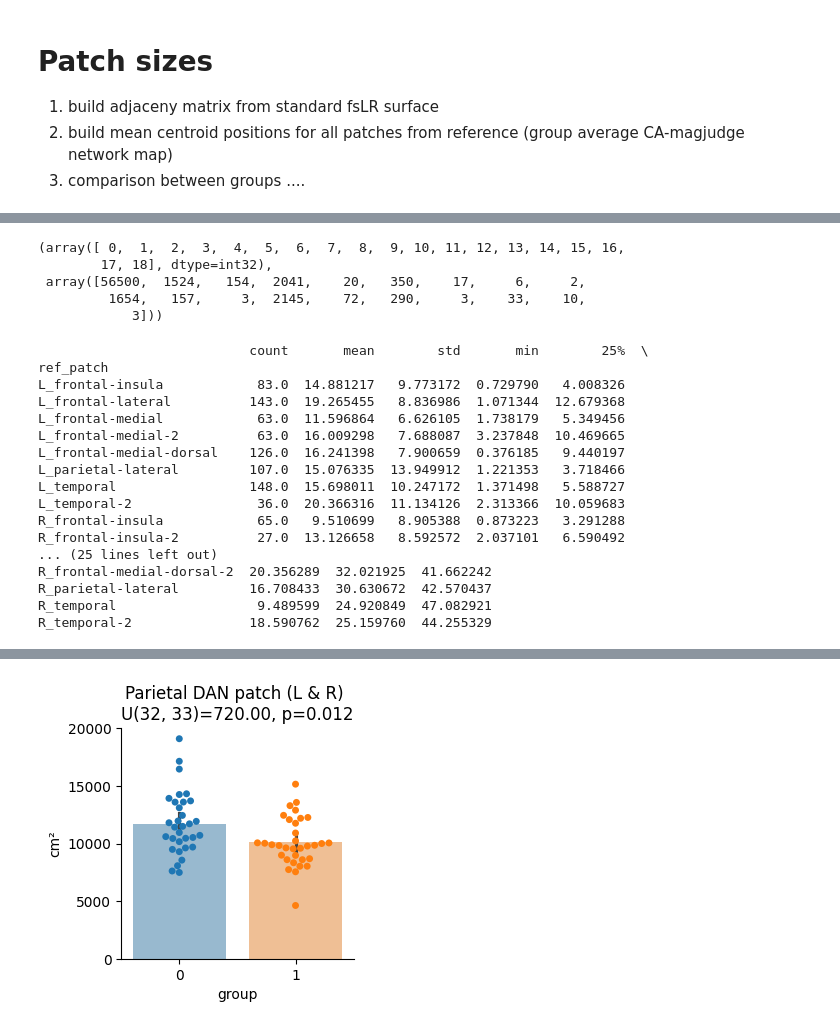
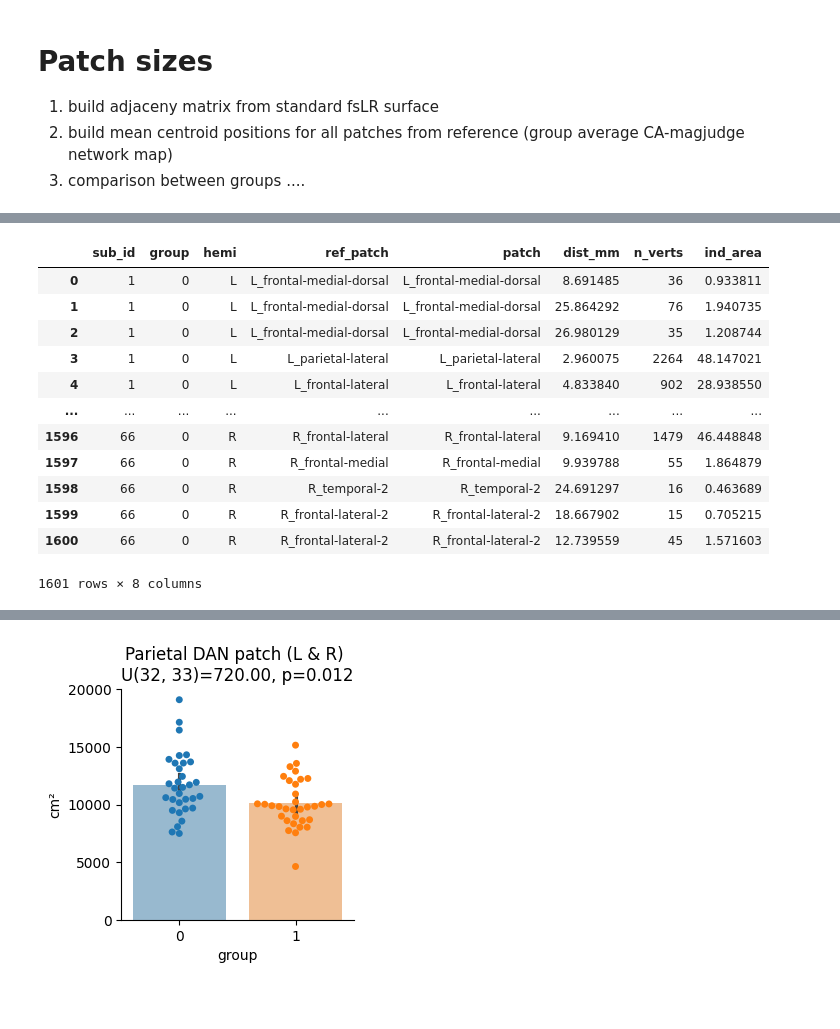
Before and after one commit to mrenke/parietal_patterns, a Jupyter notebook: nets_PFM/npc_net_ana.ipynb, the cells around one changed output, grey strips where cells are left out. Saved outputs shown, nothing was run; the diff lists cells and outputs as text; code cells hidden in the pictures; blank space fills up the shorter version.

```diff
--- a/nets_PFM/npc_net_ana.ipynb
+++ b/nets_PFM/npc_net_ana.ipynb
@@ -508,11 +316,3 @@ print(ref_df.sort_values(['hemi', 'n_verts'], ascending=[True, False]))
-# %%
-np.unique(dan_patches_map, return_counts=True)
-# %% [output]
-(array([ 0,  1,  2,  3,  4,  5,  6,  7,  8,  9, 10, 11, 12, 13, 14, 15, 16,
-        17, 18], dtype=int32),
- array([56500,  1524,   154,  2041,    20,   350,    17,     6,     2,
-         1654,   157,     3,  2145,    72,   290,     3,    33,    10,
-            3]))
 # %%
 # ── Per-subject: find all DAN patches ─────────────────────────────────────
 def get_dan_patches(sub_id, target_label=5):
@@ -573,49 +373,44 @@ all_patches = []
 for sub_id in tqdm(SUBJECTS):
     all_patches.extend(get_dan_patches(sub_id))
 # %%
+from scipy.spatial.distance import cdist
 ref_centroids = {p['ref_patch']: p['centroid'] for p in atlas_ref_patches}
 
 patch_rows = []
 for p in all_patches:
     # Only compare within the same hemisphere
     candidates = {k: v for k, v in ref_centroids.items() if k.startswith(p['hemi'])}
     names = list(candidates.keys())
     dists = cdist([p['centroid']], [candidates[n] for n in names])[0]
     best  = names[np.argmin(dists)]
 
     patch_rows.append({
         'sub_id':    p['sub_id'],
         'group':     group_df.loc[p['sub_id'], 'group'] if p['sub_id'] in group_df.index else np.nan,
         'hemi':      p['hemi'],
         'ref_patch': best,
         'patch': best,
         'dist_mm':   dists.min(),    # sanity check: large dist = patch absent in atlas
         'n_verts':   p['n_verts'],
         'ind_area': p['ind_area_size']
     })
 
 df_patches = pd.DataFrame(patch_rows)
-
-# Flag suspicious matches (subject has a patch far from any reference patch)
-print(df_patches.groupby('ref_patch')['dist_mm'].describe())
+df_patches
 # %% [output]
+|  | sub_id | group | hemi | ref_patch | patch | dist_mm | n_verts | ind_area |
+| 0 | 1 | 0 | L | L_frontal-medial-dorsal | L_frontal-medial-dorsal | 8.691485 | 36 | 0.933811 |
+| 1 | 1 | 0 | L | L_frontal-medial-dorsal | L_frontal-medial-dorsal | 25.864292 | 76 | 1.940735 |
+| 2 | 1 | 0 | L | L_frontal-medial-dorsal | L_frontal-medial-dorsal | 26.980129 | 35 | 1.208744 |
+| 3 | 1 | 0 | L | L_parietal-lateral | L_parietal-lateral | 2.960075 | 2264 | 48.147021 |
+| 4 | 1 | 0 | L | L_frontal-lateral | L_frontal-lateral | 4.833840 | 902 | 28.938550 |
+| ... | ... | ... | ... | ... | ... | ... | ... | ... |
+| 1596 | 66 | 0 | R | R_frontal-lateral | R_frontal-lateral | 9.169410 | 1479 | 46.448848 |
+| 1597 | 66 | 0 | R | R_frontal-medial | R_frontal-medial | 9.939788 | 55 | 1.864879 |
+| 1598 | 66 | 0 | R | R_temporal-2 | R_temporal-2 | 24.691297 | 16 | 0.463689 |
+| 1599 | 66 | 0 | R | R_frontal-lateral-2 | R_frontal-lateral-2 | 18.667902 | 15 | 0.705215 |
+| 1600 | 66 | 0 | R | R_frontal-lateral-2 | R_frontal-lateral-2 | 12.739559 | 45 | 1.571603 |
-                           count       mean        std       min        25%  \
-ref_patch
-L_frontal-insula            83.0  14.881217   9.773172  0.729790   4.008326
-L_frontal-lateral          143.0  19.265455   8.836986  1.071344  12.679368
-L_frontal-medial            63.0  11.596864   6.626105  1.738179   5.349456
-L_frontal-medial-2          63.0  16.009298   7.688087  3.237848  10.469665
-L_frontal-medial-dorsal    126.0  16.241398   7.900659  0.376185   9.440197
-L_parietal-lateral         107.0  15.076335  13.949912  1.221353   3.718466
-L_temporal                 148.0  15.698011  10.247172  1.371498   5.588727
-L_temporal-2                36.0  20.366316  11.134126  2.313366  10.059683
-R_frontal-insula            65.0   9.510699   8.905388  0.873223   3.291288
-R_frontal-insula-2          27.0  13.126658   8.592572  2.037101   6.590492
-... (25 lines left out)
-R_frontal-medial-dorsal-2  20.356289  32.021925  41.662242
-R_parietal-lateral         16.708433  30.630672  42.570437
-R_temporal                  9.489599  24.920849  47.082921
-R_temporal-2               18.590762  25.159760  44.255329
+1601 rows × 8 columns
 # %%
 # only 4 largest patches
 # per subject multiple patches assigned to one reference patch.....
```
Also changed, not shown: parts of 22 cells of this notebook, 6 other files.
